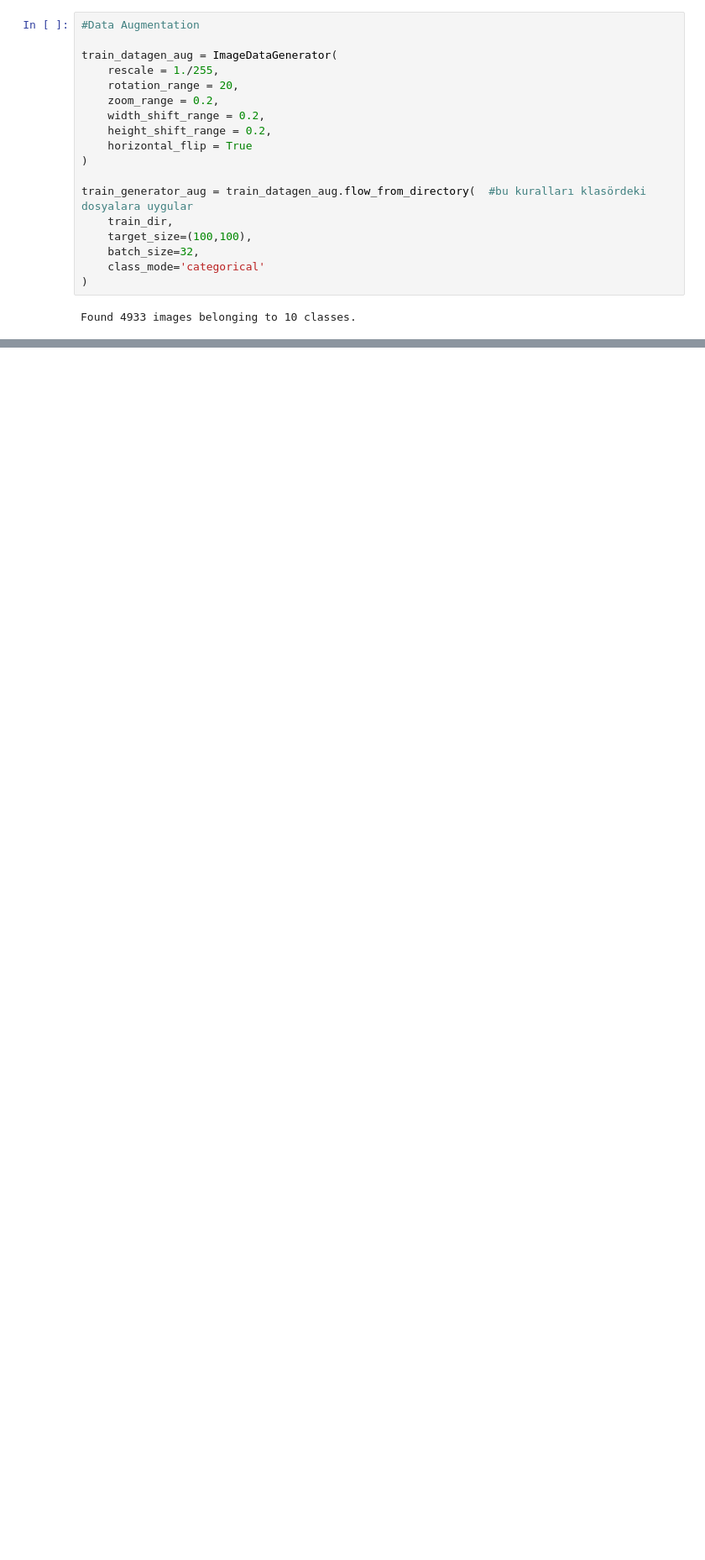
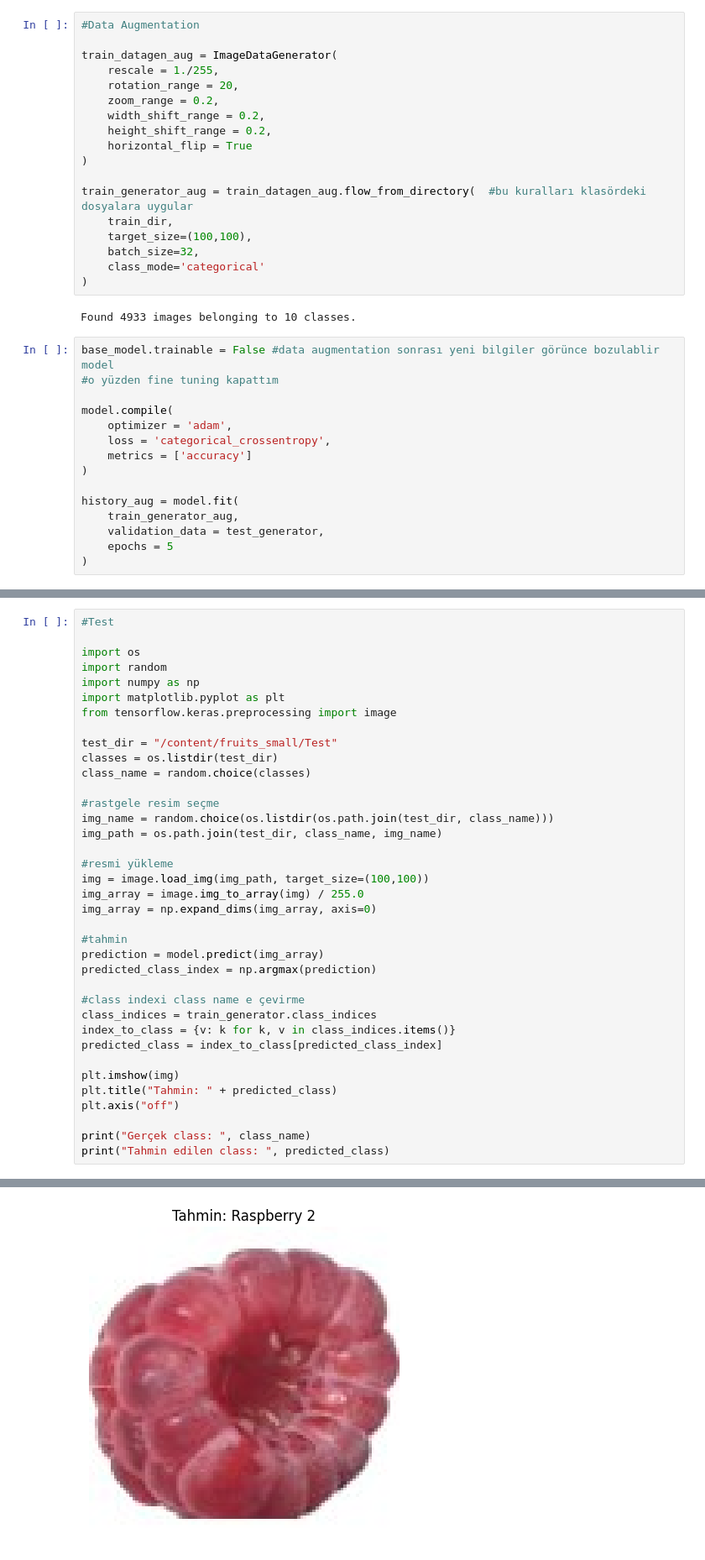
Before and after one commit to beyzahiz/Transfer-Learning-Fruit-Classification, a Jupyter notebook: Transfer_Learning_Fruit_Classification.ipynb, the cells around one changed output, grey strips where cells are left out. Shown at 84% size. Cells and saved outputs as stored; diff of their text form; blank space fills up the shorter version.

```diff
--- a/Transfer_Learning_Fruit_Classification.ipynb
+++ b/Transfer_Learning_Fruit_Classification.ipynb
@@ -219,3 +219,18 @@ train_generator_aug = train_datagen_aug.flow_from_directory(  #bu kuralları kla
 )
 # %% [output]
 Found 4933 images belonging to 10 classes.
+# %%
+base_model.trainable = False #data augmentation sonrası yeni bilgiler görünce bozulablir model
+#o yüzden fine tuning kapattım
+
+model.compile(
+    optimizer = 'adam',
+    loss = 'categorical_crossentropy',
+    metrics = ['accuracy']
+)
+
+history_aug = model.fit(
+    train_generator_aug,
+    validation_data = test_generator,
+    epochs = 5
+)
@@ -221,0 +248,38 @@ Found 4933 images belonging to 10 classes.
+# %%
+#Test
+
+import os
+import random
+import numpy as np
+import matplotlib.pyplot as plt
+from tensorflow.keras.preprocessing import image
+
+test_dir = "/content/fruits_small/Test"
+classes = os.listdir(test_dir)
+class_name = random.choice(classes)
+
+#rastgele resim seçme
+img_name = random.choice(os.listdir(os.path.join(test_dir, class_name)))
+img_path = os.path.join(test_dir, class_name, img_name)
+
+#resmi yükleme
+img = image.load_img(img_path, target_size=(100,100))
+img_array = image.img_to_array(img) / 255.0
+img_array = np.expand_dims(img_array, axis=0)
+
+#tahmin
+prediction = model.predict(img_array)
+predicted_class_index = np.argmax(prediction)
+
+#class indexi class name e çevirme
+class_indices = train_generator.class_indices
+index_to_class = {v: k for k, v in class_indices.items()}
+predicted_class = index_to_class[predicted_class_index]
+
+plt.imshow(img)
+plt.title("Tahmin: " + predicted_class)
+plt.axis("off")
+
+print("Gerçek class: ", class_name)
+print("Tahmin edilen class: ", predicted_class)
+# %% [output]
@@ -221,0 +289 @@ Found 4933 images belonging to 10 classes.
+[figure, added]
```
Also changed, not shown: parts of 2 cells of this notebook.
